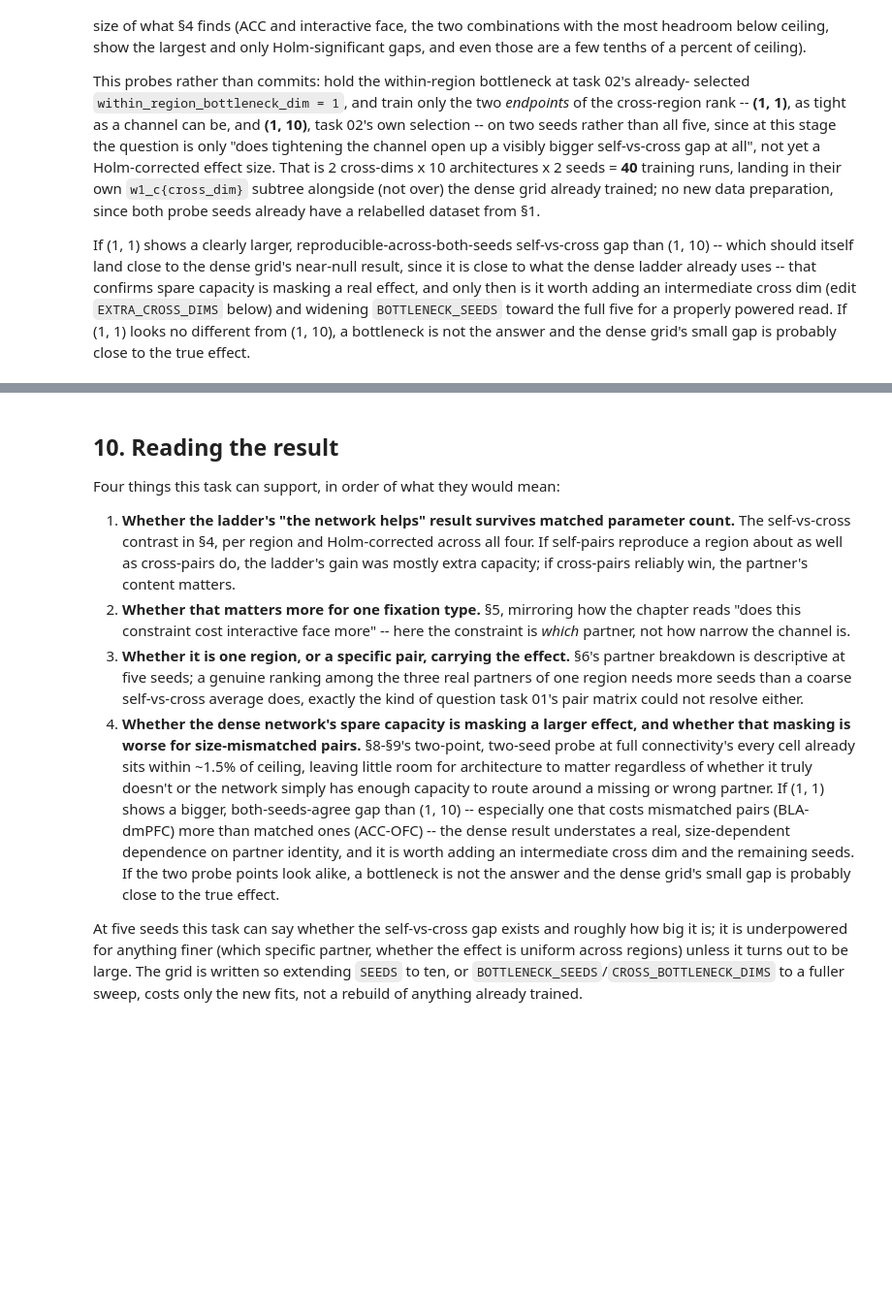
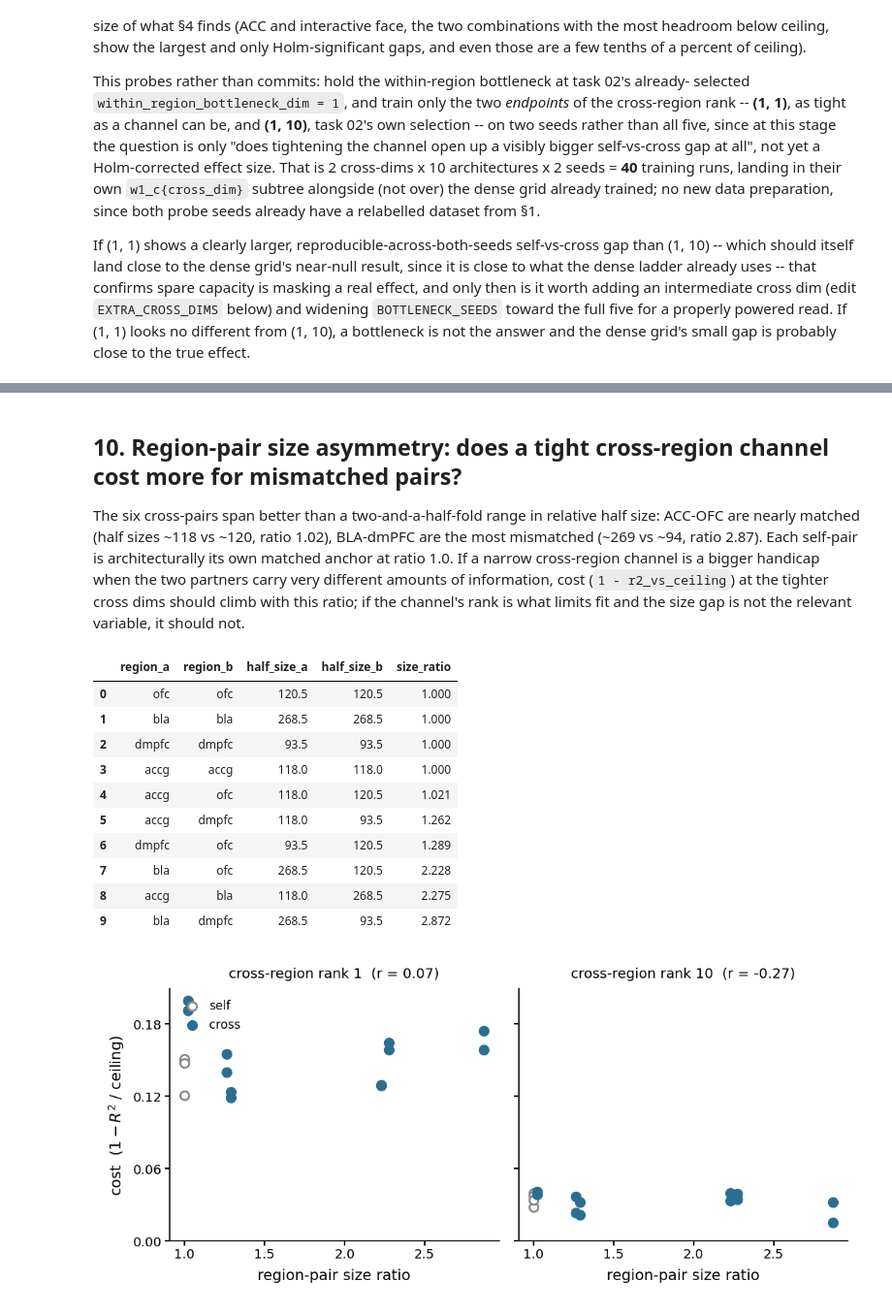
Before and after one commit to gprabaha/dal_monte_2022_analysis, a Jupyter notebook: notebooks/mrnn_chapter/01b_partner_identity.ipynb, the cells around one changed output, grey strips where cells are left out. Shown at 97% size. Drawn from its saved outputs; the diff is of its cells as text; code cells hidden in the pictures; blank space fills up the shorter version.

```diff
--- a/notebooks/mrnn_chapter/01b_partner_identity.ipynb
+++ b/notebooks/mrnn_chapter/01b_partner_identity.ipynb
@@ -588,33 +591,43 @@ else:
 # %% [markdown]
-## 10. Reading the result
+## 10. Region-pair size asymmetry: does a tight cross-region channel cost more for mismatched pairs?
 
-Four things this task can support, in order of what they would mean:
-
-1. **Whether the ladder's "the network helps" result survives matched parameter count.**
-   The self-vs-cross contrast in §4, per region and Holm-corrected across all four. If
-   self-pairs reproduce a region about as well as cross-pairs do, the ladder's gain was
-   mostly extra capacity; if cross-pairs reliably win, the partner's content matters.
-2. **Whether that matters more for one fixation type.** §5, mirroring how the chapter reads
-   "does this constraint cost interactive face more" -- here the constraint is *which*
-   partner, not how narrow the channel is.
-3. **Whether it is one region, or a specific pair, carrying the effect.** §6's partner
-   breakdown is descriptive at five seeds; a genuine ranking among the three real partners
-   of one region needs more seeds than a coarse self-vs-cross average does, exactly the
-   kind of question task 01's pair matrix could not resolve either.
-4. **Whether the dense network's spare capacity is masking a larger effect, and whether
-   that masking is worse for size-mismatched pairs.** §8-§9's two-point, two-seed probe
-   at full connectivity's every cell already sits within ~1.5% of ceiling, leaving little
-   room for architecture to matter regardless of whether it truly doesn't or the network
-   simply has enough capacity to route around a missing or wrong partner. If (1, 1) shows
-   a bigger, both-seeds-agree gap than (1, 10) -- especially one that costs mismatched
-   pairs (BLA-dmPFC) more than matched ones (ACC-OFC) -- the dense result understates a
-   real, size-dependent dependence on partner identity, and it is worth adding an
-   intermediate cross dim and the remaining seeds. If the two probe points look alike, a
-   bottleneck is not the answer and the dense grid's small gap is probably close to the
-   true effect.
-
-At five seeds this task can say whether the self-vs-cross gap exists and roughly how big it
-is; it is underpowered for anything finer (which specific partner, whether the effect is
-uniform across regions) unless it turns out to be large. The grid is written so extending
-`SEEDS` to ten, or `BOTTLENECK_SEEDS`/`CROSS_BOTTLENECK_DIMS` to a fuller sweep, costs only
-the new fits, not a rebuild of anything already trained.
+The six cross-pairs span better than a two-and-a-half-fold range in relative half size:
+ACC-OFC are nearly matched (half sizes ~118 vs ~120, ratio 1.02), BLA-dmPFC are the most
+mismatched (~269 vs ~94, ratio 2.87). Each self-pair is architecturally its own matched
+anchor at ratio 1.0. If a narrow cross-region channel is a bigger handicap when the two
+partners carry very different amounts of information, cost (`1 - r2_vs_ceiling`) at the
+tighter cross dims should climb with this ratio; if the channel's rank is what limits fit
+and the size gap is not the relevant variable, it should not.
+# %%
+RELABELLED_ROOT = repo_root.parent / "local_data" / "dal_monte_2022" / "analysis_outputs" / pid.RELABELLED_INPUT_ROOT
+ASYMMETRY = pid.region_pair_asymmetry(RELABELLED_ROOT, SEEDS)
+display(ASYMMETRY.round(3))
+
+if bottleneck_fit_all is None:
+    display(Markdown("*Nothing in the §8 sweep is trained yet.*"))
+else:
+    per_pair = (bottleneck_fit_all.groupby(["cross_bottleneck_dim", "scored_region", "partner_region", "arm"])
+               ["r2_vs_ceiling"].mean().reset_index())
+    cost_rows = []
+    for row in per_pair.itertuples():
+        a, b = sorted((row.scored_region, row.partner_region))
+        ratio = 1.0 if row.arm == "self" else float(
+            ASYMMETRY[(ASYMMETRY["region_a"] == a) & (ASYMMETRY["region_b"] == b)]["size_ratio"].iloc[0])
+        cost_rows.append({"cross_bottleneck_dim": row.cross_bottleneck_dim, "scored_region": row.scored_region,
+                          "partner_region": row.partner_region, "arm": row.arm,
+                          "size_ratio": ratio, "cost": 1.0 - row.r2_vs_ceiling})
+    cost = pd.DataFrame(cost_rows)
+    show(pviz.plot_bottleneck_cost_vs_asymmetry(cost), "fig09_bottleneck_cost_vs_asymmetry")
+# %% [output]
+|  | region_a | region_b | half_size_a | half_size_b | size_ratio |
+| 0 | ofc | ofc | 120.5 | 120.5 | 1.000 |
+| 1 | bla | bla | 268.5 | 268.5 | 1.000 |
+| 2 | dmpfc | dmpfc | 93.5 | 93.5 | 1.000 |
+| 3 | accg | accg | 118.0 | 118.0 | 1.000 |
+| 4 | accg | ofc | 118.0 | 120.5 | 1.021 |
+| 5 | accg | dmpfc | 118.0 | 93.5 | 1.262 |
+| 6 | dmpfc | ofc | 93.5 | 120.5 | 1.289 |
+| 7 | bla | ofc | 268.5 | 120.5 | 2.228 |
+| 8 | accg | bla | 118.0 | 268.5 | 2.275 |
+| 9 | bla | dmpfc | 268.5 | 93.5 | 2.872 |
+[figure, added]
```
Also changed, not shown: parts of 5 cells of this notebook, 3 other files.
